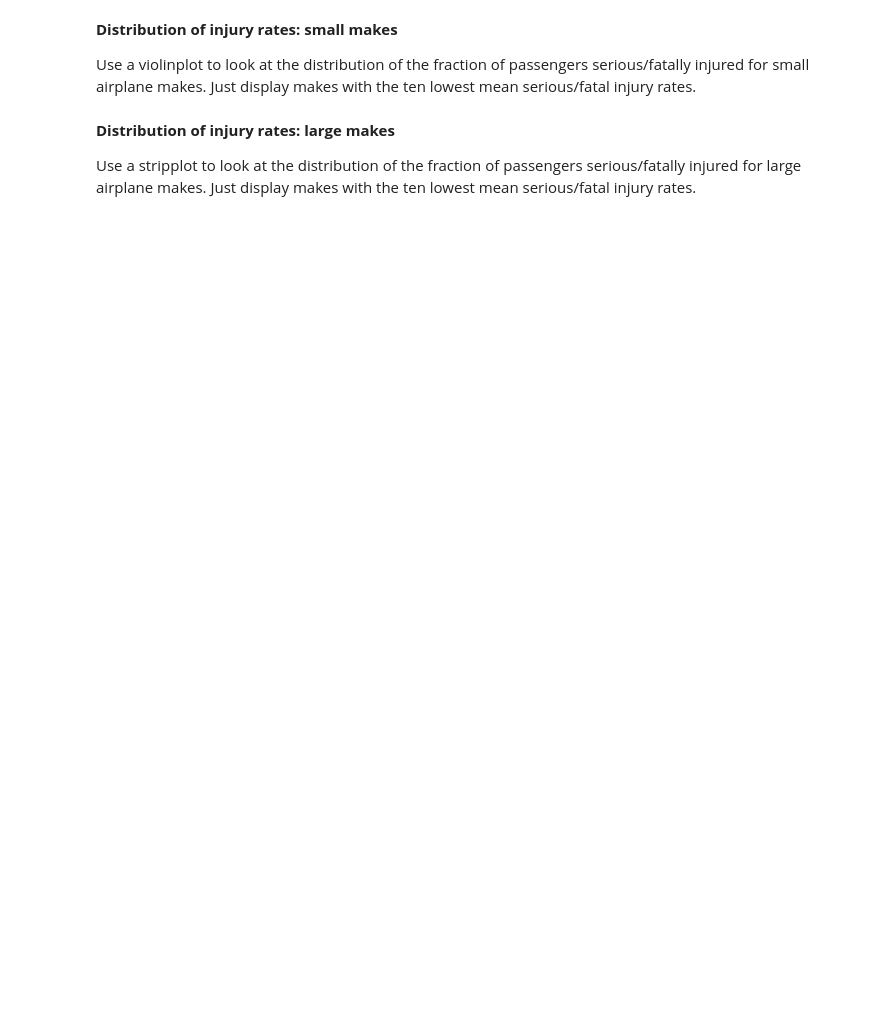
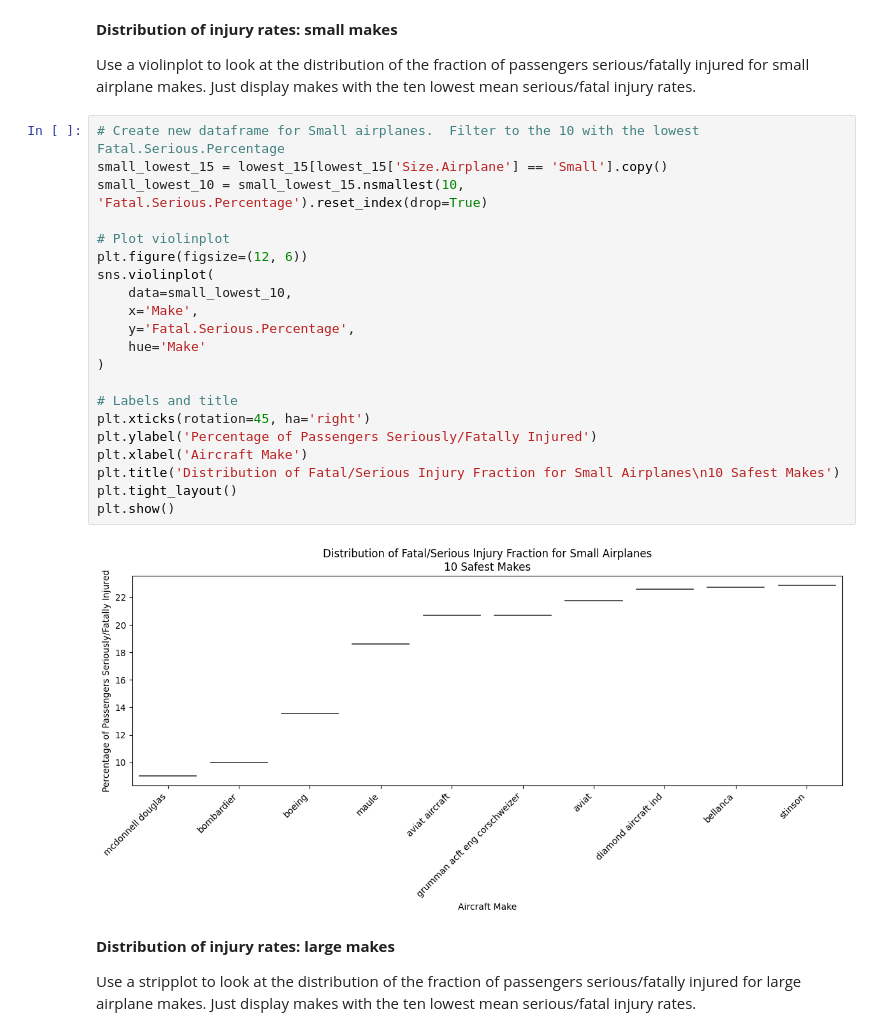
Before and after one commit to mbielecki1/dsc-course0-m8-lab, a Jupyter notebook: Aviation_Accidents_Data_Analysis.ipynb, the cells around one changed output. Drawn from its saved outputs; the diff is of its cells as text; blank space fills up the shorter version.

```diff
--- a/Aviation_Accidents_Data_Analysis.ipynb
+++ b/Aviation_Accidents_Data_Analysis.ipynb
@@ -201,6 +182,29 @@ plt.show()
 **Distribution of injury rates: small makes**
 
 Use a violinplot to look at the distribution of the fraction of passengers serious/fatally injured for small airplane makes. Just display makes with the ten lowest mean serious/fatal injury rates.
+# %%
+# Create new dataframe for Small airplanes.  Filter to the 10 with the lowest Fatal.Serious.Percentage
+small_lowest_15 = lowest_15[lowest_15['Size.Airplane'] == 'Small'].copy()
+small_lowest_10 = small_lowest_15.nsmallest(10, 'Fatal.Serious.Percentage').reset_index(drop=True)
+
+# Plot violinplot
+plt.figure(figsize=(12, 6))
+sns.violinplot(
+    data=small_lowest_10,
+    x='Make',
+    y='Fatal.Serious.Percentage',
+    hue='Make'
+)
+
+# Labels and title
+plt.xticks(rotation=45, ha='right')
+plt.ylabel('Percentage of Passengers Seriously/Fatally Injured')
+plt.xlabel('Aircraft Make')
+plt.title('Distribution of Fatal/Serious Injury Fraction for Small Airplanes\n10 Safest Makes')
+plt.tight_layout()
+plt.show()
+# %% [output]
+[figure, added]
 # %% [markdown]
 **Distribution of injury rates: large makes**
 
```
Also changed, not shown: parts of 16 cells of this notebook, 1 other file.
